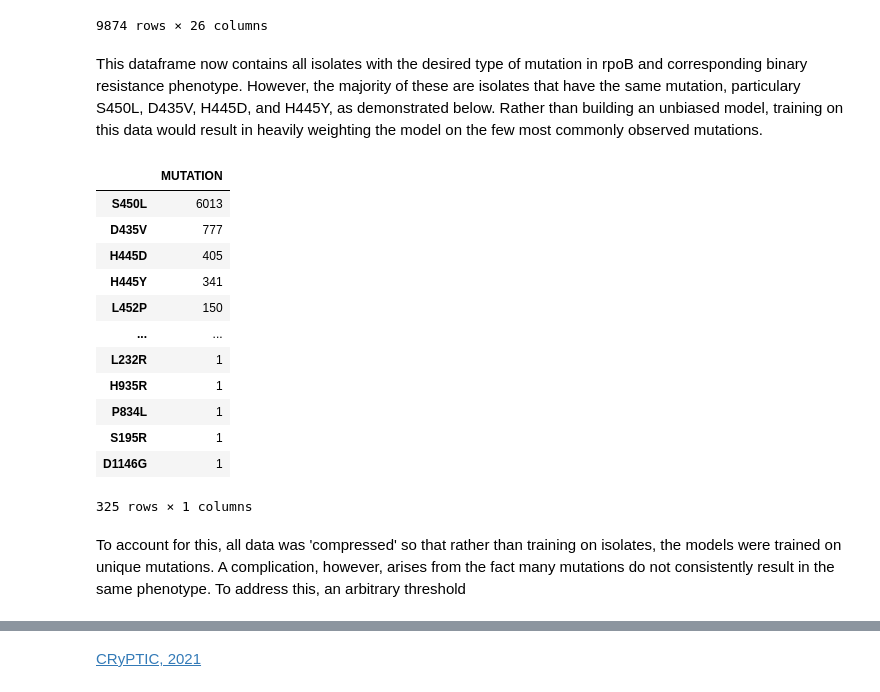
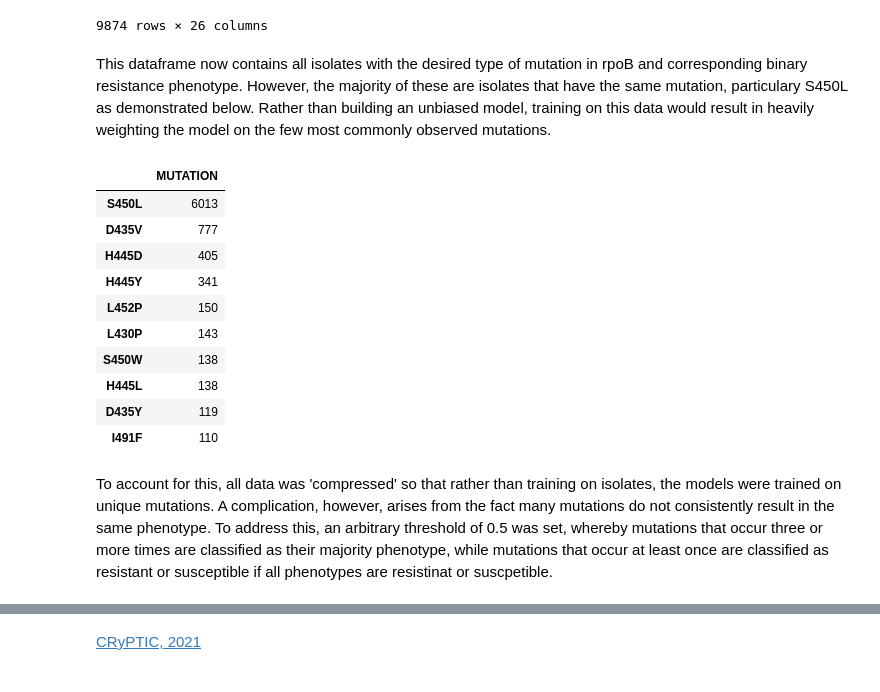
Before and after one commit to DylanAdlard/SABS_rotation_1_report, a Jupyter notebook: Report.ipynb, the cells around one changed output, grey strips where cells are left out. Cells and saved outputs as stored; diff of their text form; code cells hidden in the pictures.

```diff
--- a/Report.ipynb
+++ b/Report.ipynb
@@ -113,22 +119,20 @@ merged
 | site.10.subj.YA00166043.lab.YA001... | rpoB | D435V | 435.0 | 435.0 | NaN | NaN | gac | gtc | ... |
 9874 rows × 26 columns
 # %% [markdown]
-This dataframe now contains all isolates with the desired type of mutation in rpoB and corresponding binary resistance phenotype. However, the majority of these are isolates that have the same mutation, particulary S450L, D435V, H445D, and H445Y, as demonstrated below. Rather than building an unbiased model, training on this data would result in heavily weighting the model on the few most commonly observed mutations.
+This dataframe now contains all isolates with the desired type of mutation in rpoB and corresponding binary resistance phenotype. However, the majority of these are isolates that have the same mutation, particulary S450L as demonstrated below. Rather than building an unbiased model, training on this data would result in heavily weighting the model on the few most commonly observed mutations.
 # %%
-pd.DataFrame(merged['MUTATION'].value_counts())
+pd.DataFrame(merged['MUTATION'].value_counts())[:10]
 # %% [output]
 |  | MUTATION |
 | S450L | 6013 |
 | D435V | 777 |
 | H445D | 405 |
 | H445Y | 341 |
 | L452P | 150 |
-| ... | ... |
-| L232R | 1 |
-| H935R | 1 |
-| P834L | 1 |
-| S195R | 1 |
-| D1146G | 1 |
+| L430P | 143 |
+| S450W | 138 |
+| H445L | 138 |
+| D435Y | 119 |
+| I491F | 110 |
-325 rows × 1 columns
 # %% [markdown]
-To account for this, all data was 'compressed' so that rather than training on isolates, the models were trained on unique mutations. A complication, however, arises from the fact many mutations do not consistently result in the same phenotype. To address this, an arbitrary threshold
+To account for this, all data was 'compressed' so that rather than training on isolates, the models were trained on unique mutations. A complication, however, arises from the fact many mutations do not consistently result in the same phenotype. To address this, an arbitrary threshold of 0.5 was set, whereby mutations that occur three or more times are classified as their majority phenotype, while mutations that occur at least once are classified as resistant or susceptible if all phenotypes are resistinat or suscpetible.
```
Also changed, not shown: parts of 12 cells of this notebook.
